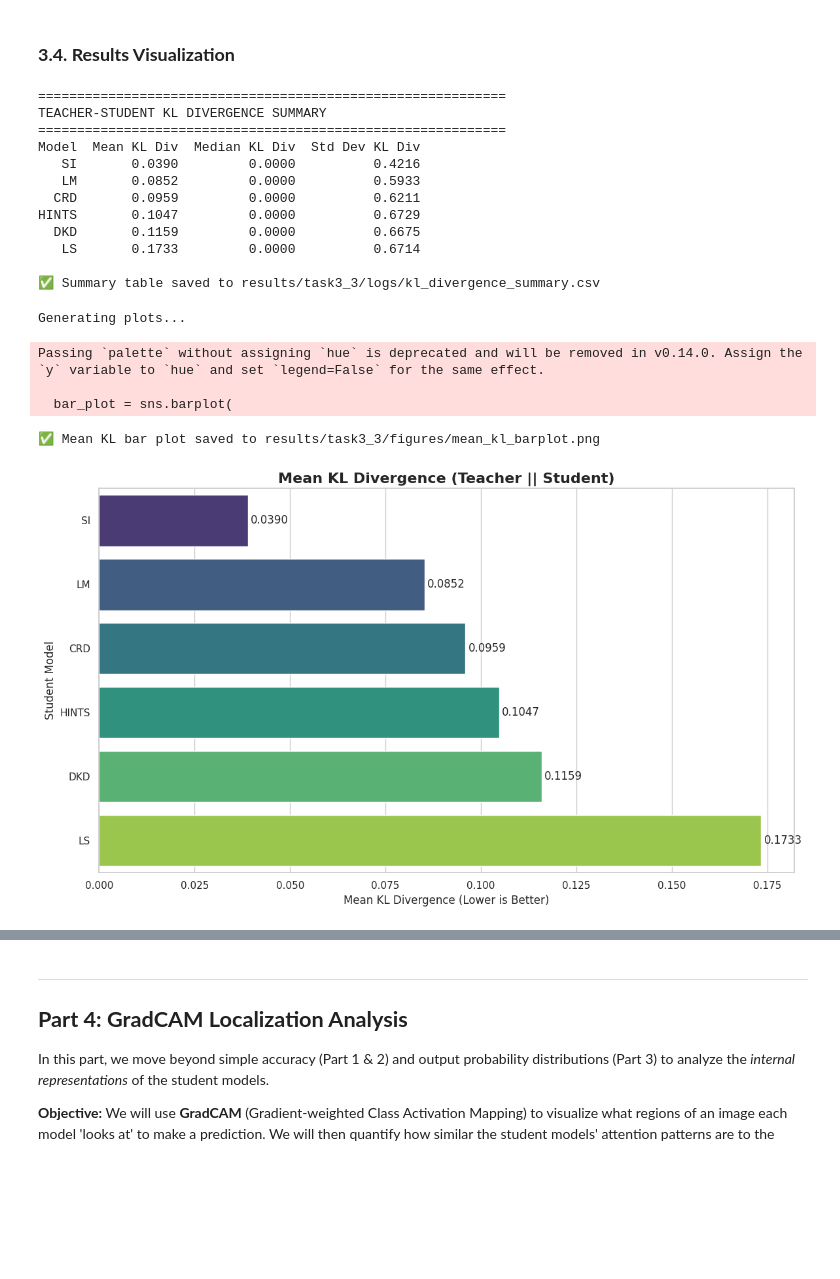
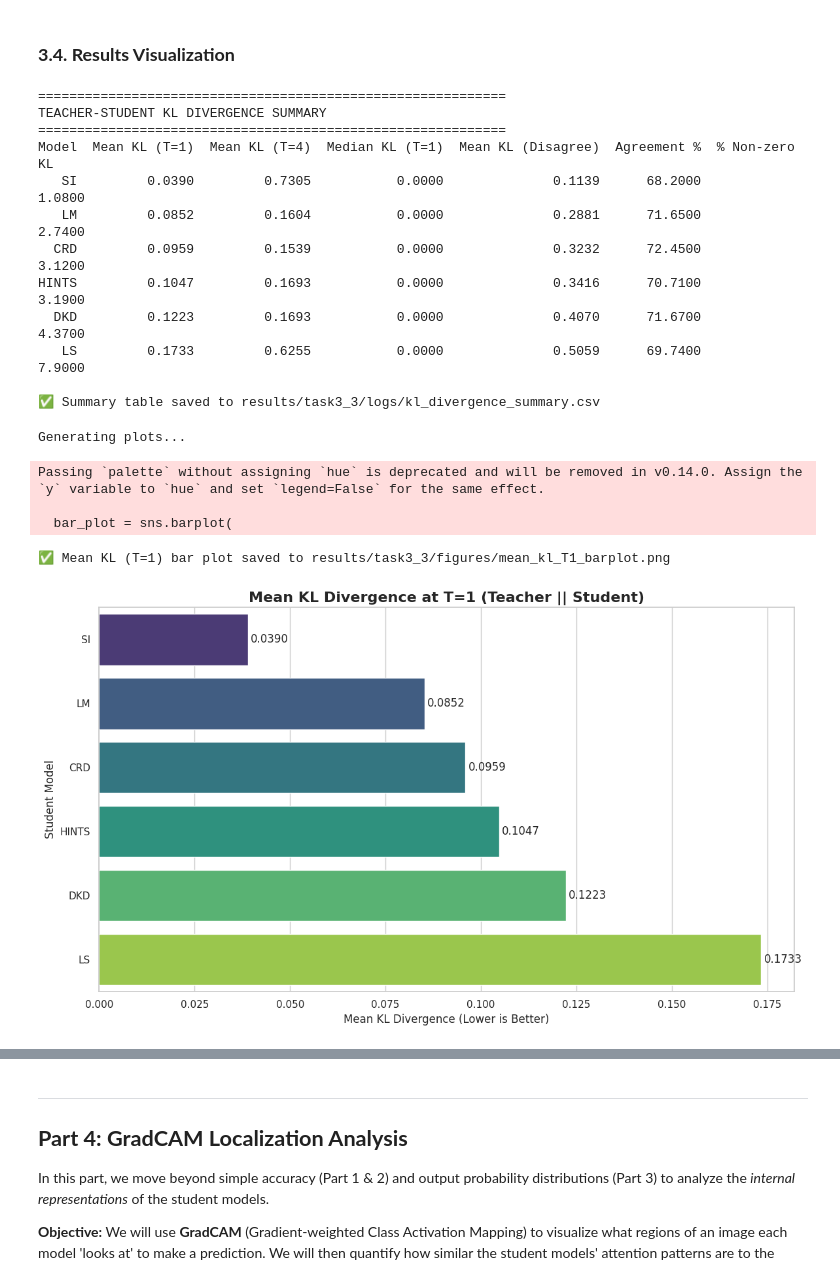
Before and after one commit to ibrahim-murtaza/ATML_PA3, a Jupyter notebook: Knowledge_Distillation/main.ipynb, the cells around one changed output, grey strips where cells are left out. Cells and saved outputs as stored; diff of their text form; code cells hidden in the pictures; blank space fills up the shorter version.

```diff
--- a/Knowledge_Distillation/main.ipynb
+++ b/Knowledge_Distillation/main.ipynb
@@ -2307,12 +2392,15 @@ summary_data = []
 for name, stats in kl_results.items():
     summary_data.append({
         'Model': name.replace(' (VGG-11)', ''),
-        'Mean KL Div': stats['mean_kl'],
-        'Median KL Div': stats['median_kl'],
-        'Std Dev KL Div': stats['std_kl']
+        'Mean KL (T=1)': stats['mean_kl_T1'],
+        'Mean KL (T=4)': stats['mean_kl_T4'],
+        'Median KL (T=1)': stats['median_kl_T1'],
+        'Mean KL (Disagree)': stats['mean_kl_T1_disagree'],
+        'Agreement %': stats['agreement_rate'],
+        '% Non-zero KL': stats['pct_nonzero']
     })
 
-summary_df = pd.DataFrame(summary_data).sort_values(by='Mean KL Div', ascending=True)
+summary_df = pd.DataFrame(summary_data).sort_values(by='Mean KL (T=1)', ascending=True)
 
 print("\n" + "="*60)
 print("TEACHER-STUDENT KL DIVERGENCE SUMMARY")
@@ -2326,47 +2414,41 @@ print(f"\n✅ Summary table saved to {LOG_DIR_P3 / 'kl_divergence_summary.csv'}"
 ============================================================
 TEACHER-STUDENT KL DIVERGENCE SUMMARY
 ============================================================
-Model  Mean KL Div  Median KL Div  Std Dev KL Div
-   SI       0.0390         0.0000          0.4216
-   LM       0.0852         0.0000          0.5933
-  CRD       0.0959         0.0000          0.6211
-HINTS       0.1047         0.0000          0.6729
-  DKD       0.1159         0.0000          0.6675
-   LS       0.1733         0.0000          0.6714
+Model  Mean KL (T=1)  Mean KL (T=4)  Median KL (T=1)  Mean KL (Disagree)  Agreement %  % Non-zero KL
+   SI         0.0390         0.7305           0.0000              0.1139      68.2000         1.0800
+   LM         0.0852         0.1604           0.0000              0.2881      71.6500         2.7400
+  CRD         0.0959         0.1539           0.0000              0.3232      72.4500         3.1200
+HINTS         0.1047         0.1693           0.0000              0.3416      70.7100         3.1900
+  DKD         0.1223         0.1693           0.0000              0.4070      71.6700         4.3700
+   LS         0.1733         0.6255           0.0000              0.5059      69.7400         7.9000
 
 ✅ Summary table saved to results/task3_3/logs/kl_divergence_summary.csv
 # %%
-# --- Plot 1: Bar Chart (Mean KL) ---
+# --- Plot 1: Bar Chart (Mean KL at T=1) ---
 print("\nGenerating plots...")
 plt.figure(figsize=(12, 7))
 sns.set_theme(style="whitegrid")
-
 bar_plot = sns.barplot(
-    x='Mean KL Div',
-    y='Model',
-    data=summary_df,
-    palette='viridis',
-    orient='h'
+    x="Mean KL (T=1)", y="Model", data=summary_df, palette="viridis", orient="h"
 )
-bar_plot.set_title('Mean KL Divergence (Teacher || Student)', fontsize=16, fontweight='bold')
-bar_plot.set_xlabel('Mean KL Divergence (Lower is Better)', fontsize=12)
-bar_plot.set_ylabel('Student Model', fontsize=12)
-
+bar_plot.set_title(
+    "Mean KL Divergence at T=1 (Teacher || Student)", fontsize=16, fontweight="bold"
+)
+bar_plot.set_xlabel("Mean KL Divergence (Lower is Better)", fontsize=12)
+bar_plot.set_ylabel("Student Model", fontsize=12)
 # Add value labels on bars
 for container in bar_plot.containers:
-    bar_plot.bar_label(container, fmt='%.4f', padding=3)
-
+    bar_plot.bar_label(container, fmt="%.4f", padding=3)
 plt.tight_layout()
-
-plot_save_path = FIGURE_DIR_P3 / 'mean_kl_barplot.png'
-plt.savefig(plot_save_path, dpi=300, bbox_inches='tight')
-print(f"✅ Mean KL bar plot saved to {plot_save_path}")
+plot_save_path = FIGURE_DIR_P3 / "mean_kl_T1_barplot.png"
+plt.savefig(plot_save_path, dpi=300, bbox_inches="tight")
+print(f"✅ Mean KL (T=1) bar plot saved to {plot_save_path}")
 plt.show()
 # %% [output]
 Generating plots...
 Passing `palette` without assigning `hue` is deprecated and will be removed in v0.14.0. Assign the `y` variable to `hue` and set `legend=False` for the same effect.
 
   bar_plot = sns.barplot(
-✅ Mean KL bar plot saved to results/task3_3/figures/mean_kl_barplot.png
+✅ Mean KL (T=1) bar plot saved to results/task3_3/figures/mean_kl_T1_barplot.png
-[figure, old version]
+[figure, new version]
 # %%
```
Also changed, not shown: parts of 17 cells of this notebook, 11 other files.
